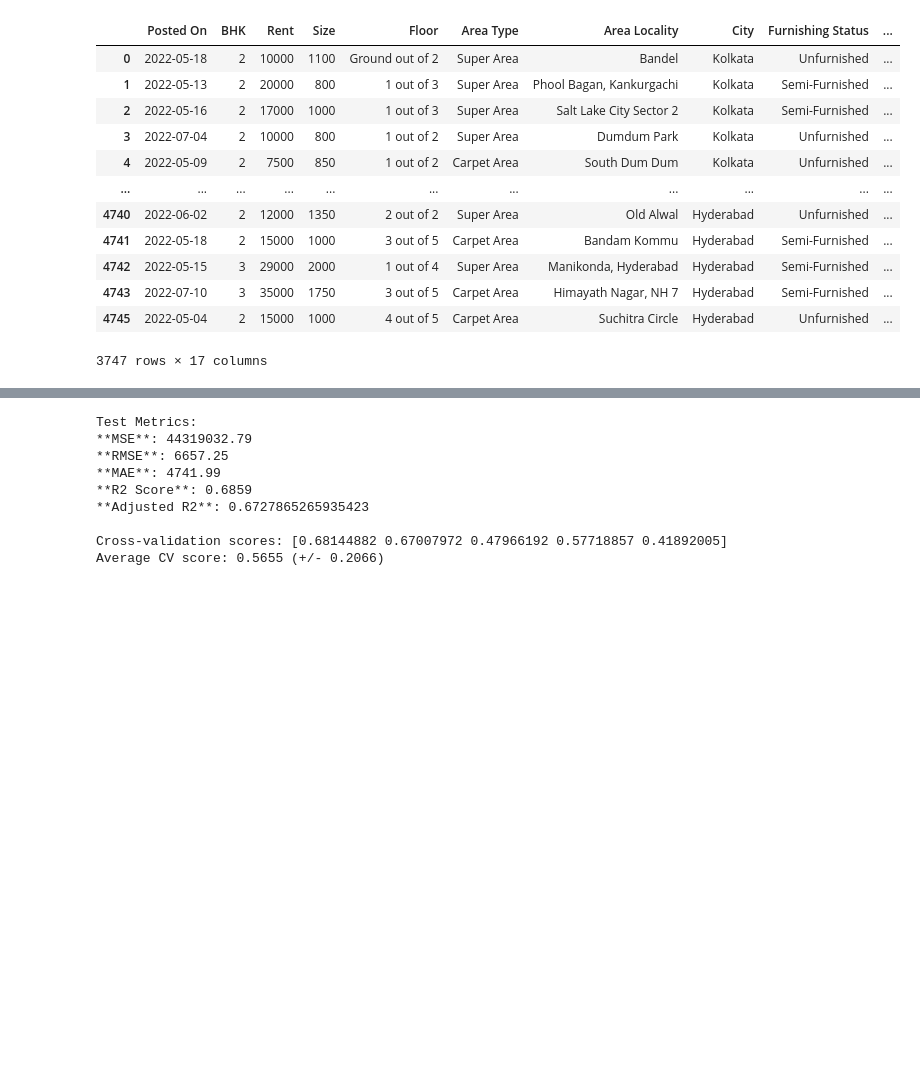
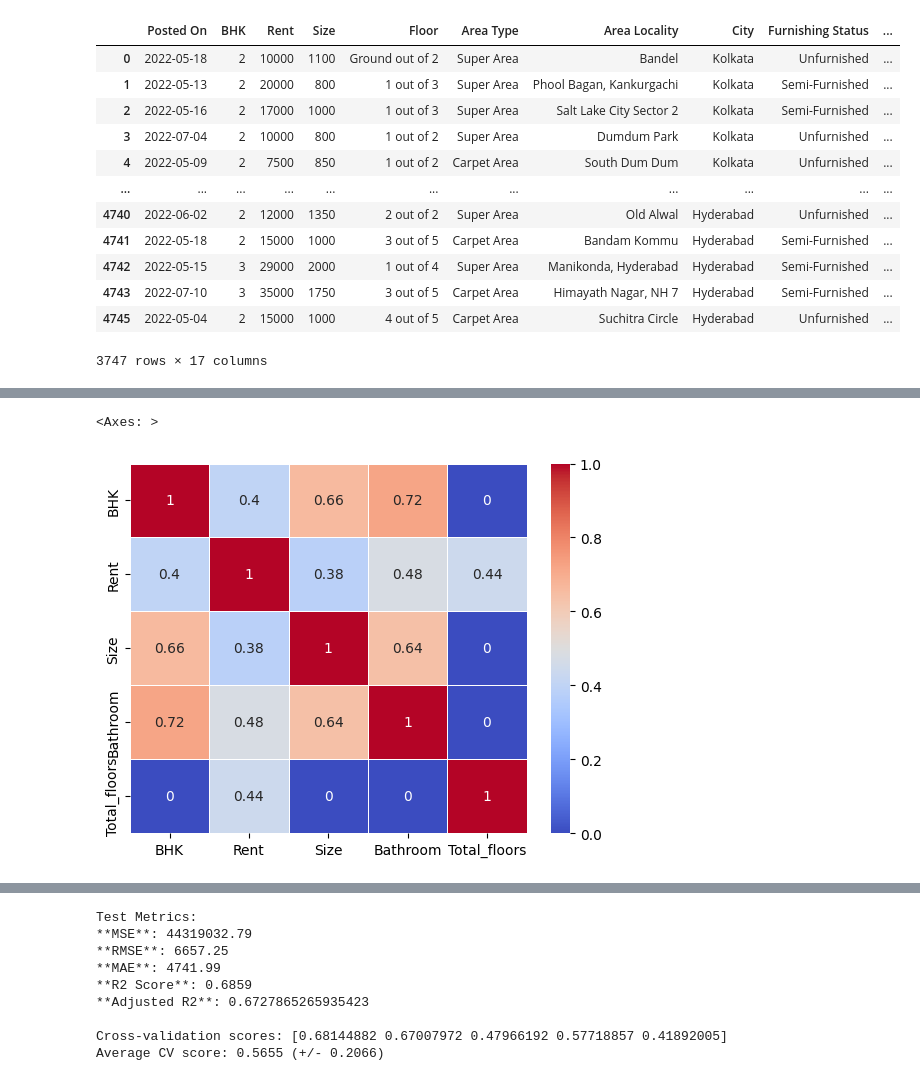
Before and after one commit to NurmukhamedKZ/Data-Projects, a Jupyter notebook: house_rent_predictor/main.ipynb, the cells around one changed output, grey strips where cells are left out. Saved outputs shown, nothing was run; the diff lists cells and outputs as text; code cells hidden in the pictures; blank space fills up the shorter version.

```diff
--- a/house_rent_predictor/main.ipynb
+++ b/house_rent_predictor/main.ipynb
@@ -282,3 +301,6 @@ house
 | 4743 | 2022-07-10 | 3 | 35000 | 1750 | 3 out of 5 | Carpet Area | Himayath Nagar, NH 7 | Hyderabad | Semi-Furnished | ... |
 | 4745 | 2022-05-04 | 2 | 15000 | 1000 | 4 out of 5 | Carpet Area | Suchitra Circle | Hyderabad | Unfurnished | ... |
 3747 rows × 17 columns
+# %%
+house_num = house.select_dtypes(include=["int64"])
+house_num
@@ -284,0 +321,9 @@ house
+# %%
+corr_matrix = house_num.corr()
+
+corr_matrix = np.round(corr_matrix, 2)
+corr_matrix[np.abs(corr_matrix) < 0.3] = 0
+sns.heatmap(corr_matrix, annot=True, linewidths=.5, cmap="coolwarm")
+# %% [output]
+<Axes: >
+[figure, added]
```
Also changed, not shown: parts of 6 cells of this notebook, 11 other files.
